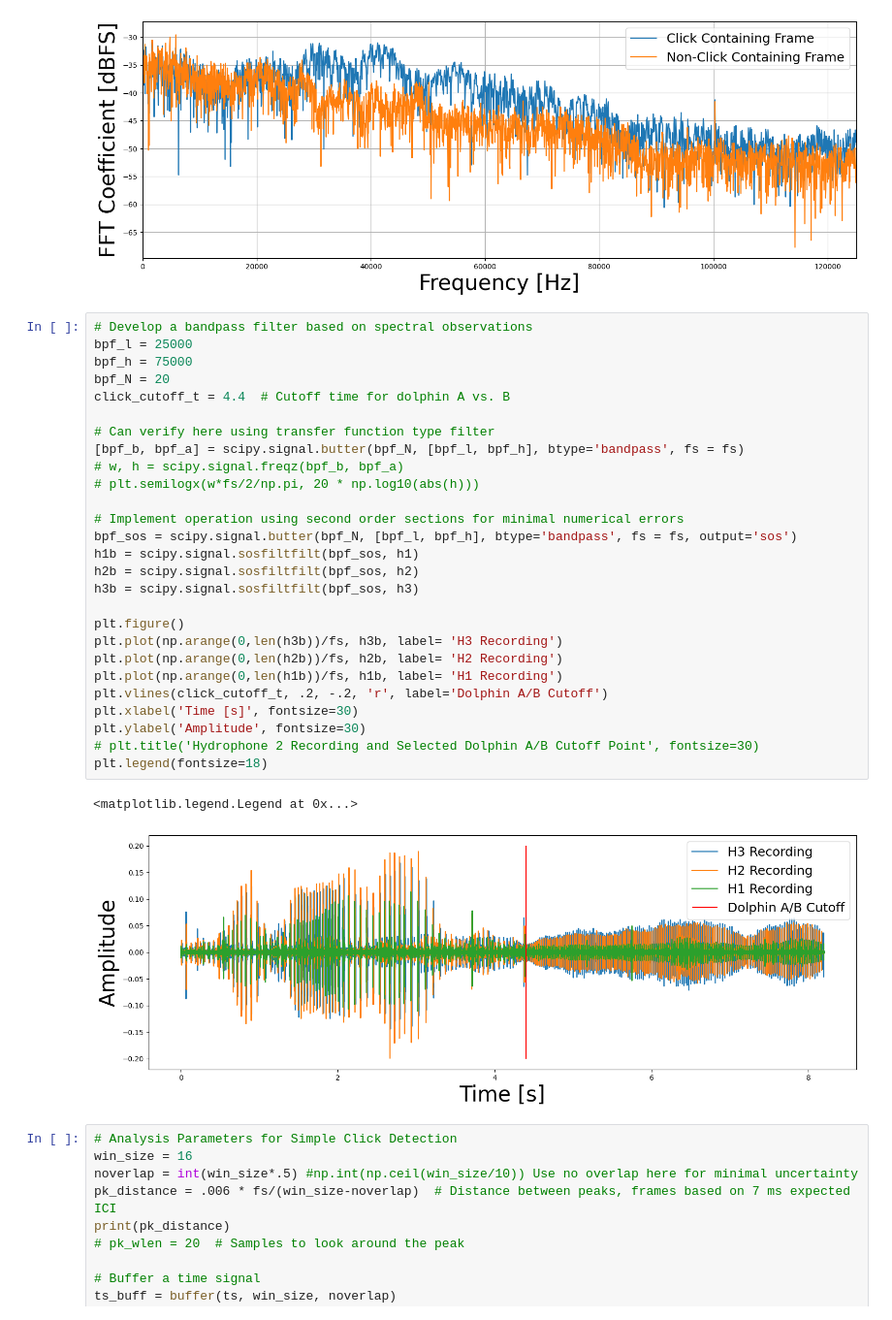
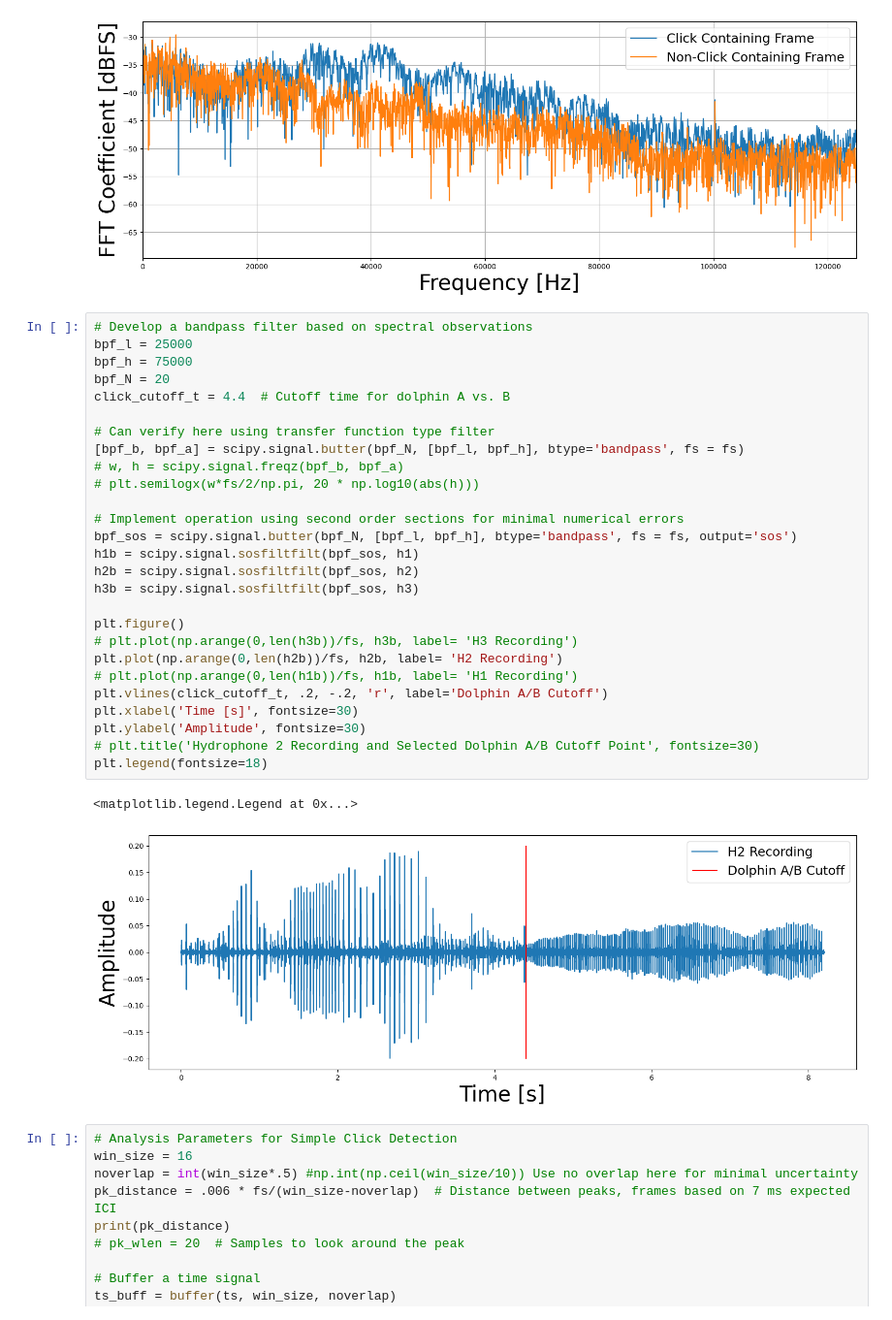
Before and after one commit to bpmasters/asa-challenge-24, a Jupyter notebook: asa-challenge-24.ipynb, the cells around one changed output. Shown at 97% size. Cells and saved outputs as stored; diff of their text form.

```diff
--- a/asa-challenge-24.ipynb
+++ b/asa-challenge-24.ipynb
@@ -77,33 +77,33 @@ Text(0, 0.5, 'FFT Coefficient [dBFS]')
 # %%
 # Develop a bandpass filter based on spectral observations
 bpf_l = 25000
 bpf_h = 75000
 bpf_N = 20
 click_cutoff_t = 4.4  # Cutoff time for dolphin A vs. B
 
 # Can verify here using transfer function type filter
 [bpf_b, bpf_a] = scipy.signal.butter(bpf_N, [bpf_l, bpf_h], btype='bandpass', fs = fs)
 # w, h = scipy.signal.freqz(bpf_b, bpf_a)
 # plt.semilogx(w*fs/2/np.pi, 20 * np.log10(abs(h)))
 
 # Implement operation using second order sections for minimal numerical errors
 bpf_sos = scipy.signal.butter(bpf_N, [bpf_l, bpf_h], btype='bandpass', fs = fs, output='sos')
 h1b = scipy.signal.sosfiltfilt(bpf_sos, h1)
 h2b = scipy.signal.sosfiltfilt(bpf_sos, h2)
 h3b = scipy.signal.sosfiltfilt(bpf_sos, h3)
 
 plt.figure()
-plt.plot(np.arange(0,len(h3b))/fs, h3b, label= 'H3 Recording')
+# plt.plot(np.arange(0,len(h3b))/fs, h3b, label= 'H3 Recording')
 plt.plot(np.arange(0,len(h2b))/fs, h2b, label= 'H2 Recording')
-plt.plot(np.arange(0,len(h1b))/fs, h1b, label= 'H1 Recording')
+# plt.plot(np.arange(0,len(h1b))/fs, h1b, label= 'H1 Recording')
 plt.vlines(click_cutoff_t, .2, -.2, 'r', label='Dolphin A/B Cutoff')
 plt.xlabel('Time [s]', fontsize=30)
 plt.ylabel('Amplitude', fontsize=30)
 # plt.title('Hydrophone 2 Recording and Selected Dolphin A/B Cutoff Point', fontsize=30)
 plt.legend(fontsize=18)
 # %% [output]
 <matplotlib.legend.Legend at 0x...>
-[figure, old version]
+[figure, new version]
 # %%
 # Analysis Parameters for Simple Click Detection
 win_size = 16
```
Also changed, not shown: parts of 3 cells of this notebook.
